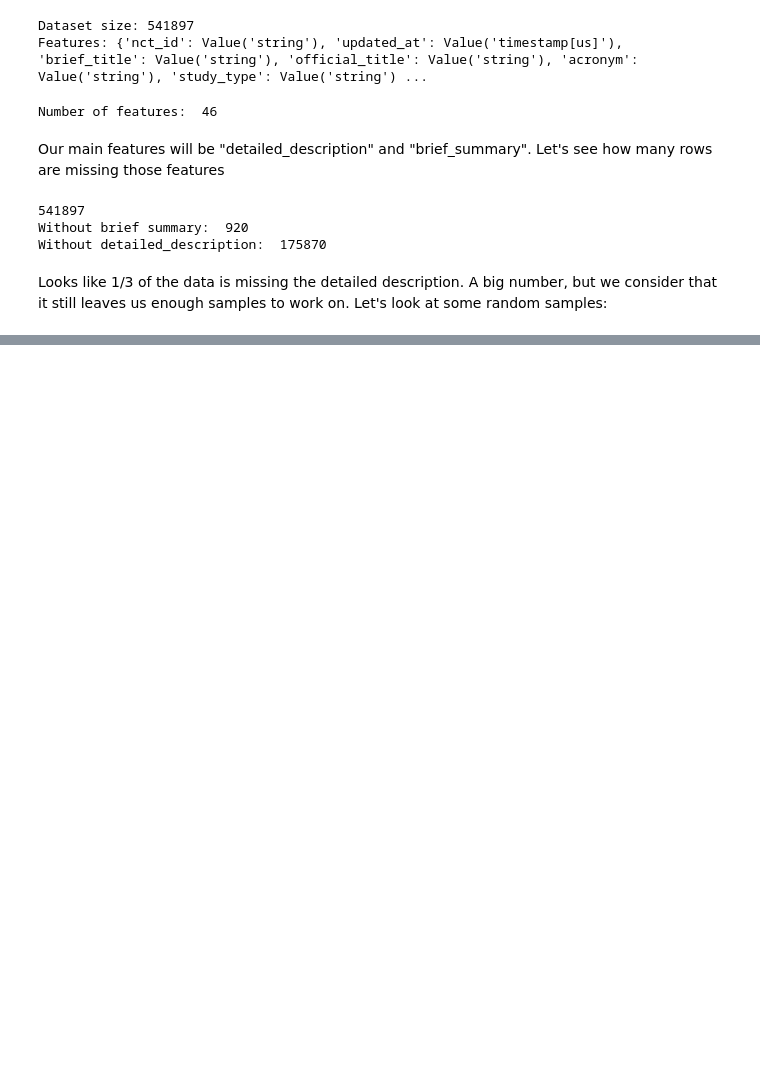
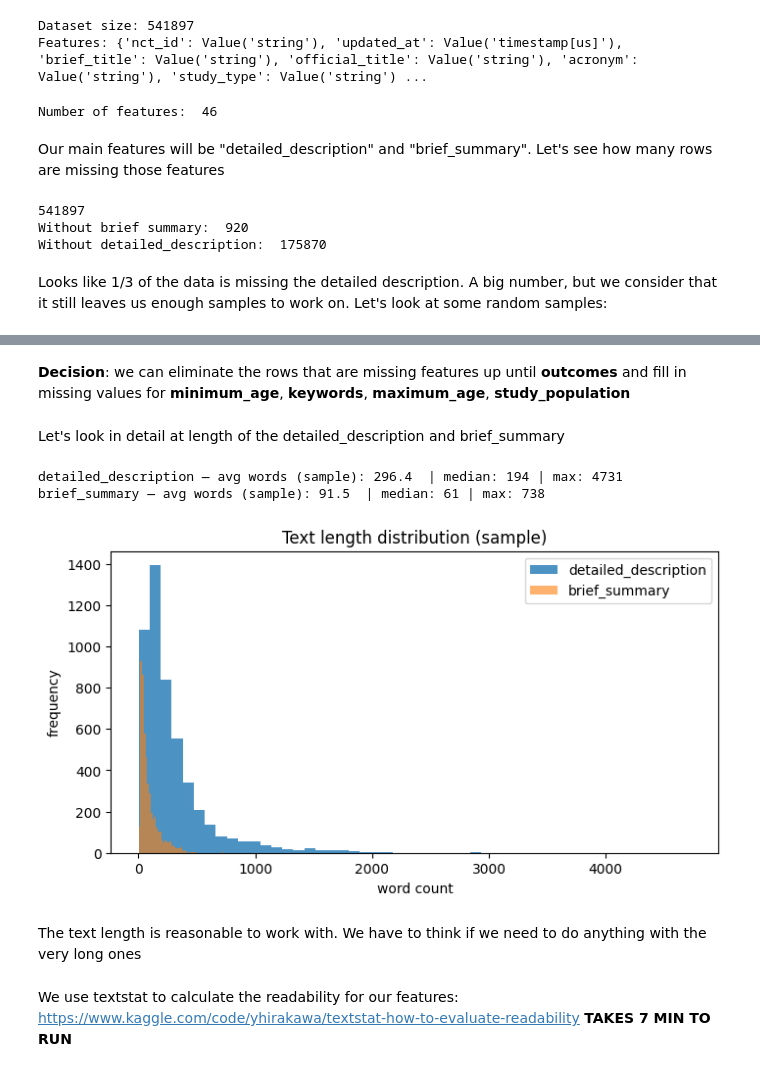
Before and after one commit to au-nlp/project-milestone-p2-group20, a Jupyter notebook: main.ipynb, the cells around one changed output, grey strips where cells are left out. Cells and saved outputs as stored; diff of their text form; code cells hidden in the pictures; blank space fills up the shorter version.

```diff
--- a/main.ipynb
+++ b/main.ipynb
@@ -146,0 +331,2 @@ print(plan_df.to_markdown(index=False))
+# %% [markdown]
+**Decision**: we can eliminate the rows that are missing features up until **outcomes** and fill in missing values for **minimum_age**, **keywords**, **maximum_age**, **study_population**
@@ -146,0 +335,33 @@ print(plan_df.to_markdown(index=False))
+# %% [markdown]
+Let's look in detail at length of the detailed_description and brief_summary
+# %%
+# 2.6 Quick quality spot-check: lengths of primary and reference texts
+def safe_len_words(x):
+    if x is None or not isinstance(x, str): return 0
+    return len(x.split())
+
+sample_size = min(5000, len(work_ds))
+sample = work_ds.select(range(sample_size))
+
+primary_lens = [safe_len_words(t) for t in sample[primary_text_field]]
+ref_lens = [safe_len_words(t) for t in sample[ref_text_field]] if ref_text_field else []
+
+print(f"{primary_text_field} — avg words (sample): {np.mean(primary_lens):.1f}  | median: {np.median(primary_lens):.0f} | max: {np.max(primary_lens):.0f}")
+if ref_text_field:
+    print(f"{ref_text_field} — avg words (sample): {np.mean(ref_lens):.1f}  | median: {np.median(ref_lens):.0f} | max: {np.max(ref_lens):.0f}")
+
+plt.figure(figsize=(8,4))
+plt.hist(primary_lens, bins=50, alpha=0.8, label=primary_text_field)
+if ref_text_field:
+    plt.hist(ref_lens, bins=50, alpha=0.6, label=ref_text_field)
+plt.xlabel("word count")
+plt.ylabel("frequency")
+plt.title("Text length distribution (sample)")
+plt.legend()
+plt.show()
+# %% [output]
+detailed_description — avg words (sample): 296.4  | median: 194 | max: 4731
+brief_summary — avg words (sample): 91.5  | median: 61 | max: 738
+[figure, added]
+# %% [markdown]
+The text length is reasonable to work with. We have to think if we need to do anything with the very long ones
@@ -146,0 +370,2 @@ print(plan_df.to_markdown(index=False))
+# %% [markdown]
+We use textstat to calculate the readability for our features: https://www.kaggle.com/code/yhirakawa/textstat-how-to-evaluate-readability **TAKES 7 MIN TO RUN**
```
Also changed, not shown: parts of 31 cells of this notebook, 1 other file.
